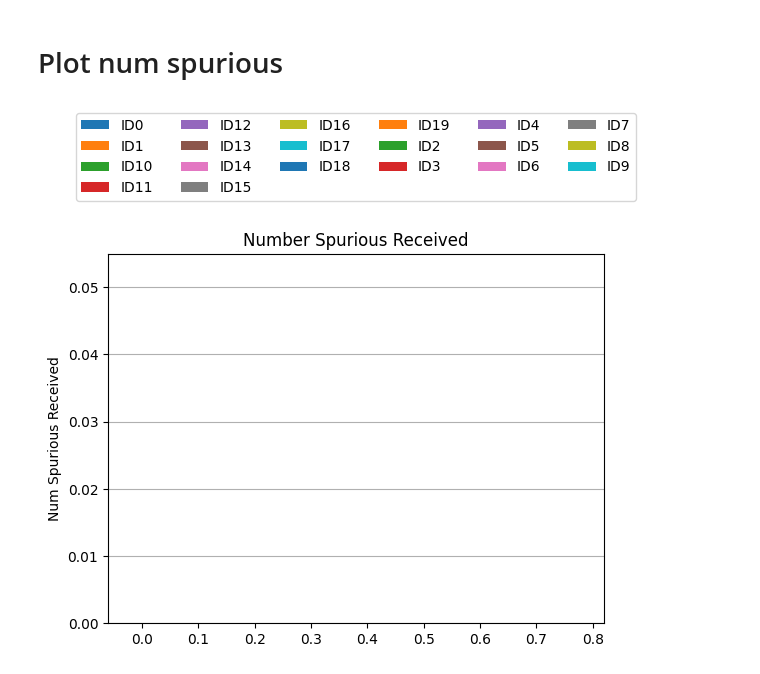
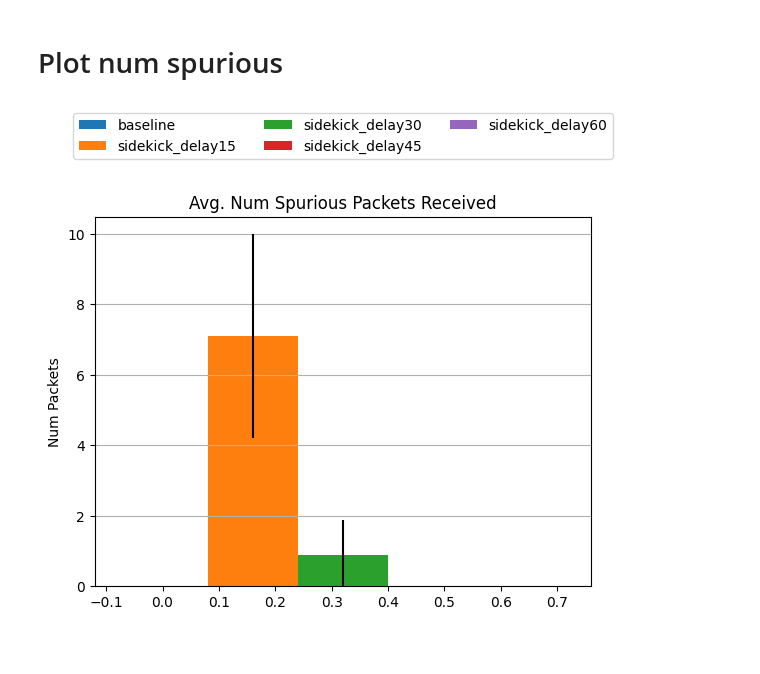
Before and after one commit to StanfordSNR/sidekick-downloads, a Jupyter notebook: notebook/multicast_benchmark.ipynb, the cells around one changed output. Cells and saved outputs as stored; diff of their text form; code cells hidden in the pictures; blank space fills up the shorter version.

```diff
--- a/notebook/multicast_benchmark.ipynb
+++ b/notebook/multicast_benchmark.ipynb
@@ -76,4 +80,6 @@ def set_result(label, duration, num_clients, execute=True, overwrite=False):
 # %%
-duration = 60
-num_clients = 20
-set_result('baseline', duration, num_clients, execute=True)
+duration = 120
+num_clients = 10
+num_quackers = num_clients
+execute = True
+set_result('baseline', duration, num_clients, 0, execute=execute)
@@ -85,7 +109,8 @@ def check_multicast_output(output, num_clients):
     assert len(output.get('latencies')) == num_clients
     assert len(output.get('num_spurious')) == num_clients
 
-for label in labels:
+for label in results:
     print(label)
     check_multicast_output(results[label], num_clients)
+print('all good')
 # %% [output]
@@ -174,21 +252,21 @@ Number of received packets:
 # %% [markdown]
 # Plot num spurious
 # %%
-def plot_num_spurious(output, title='Number Spurious Received'):
-    labels = output['client_ids']
+def plot_num_spurious(labels, results, title):
     width = 0.8 / len(labels)
     for i, label in enumerate(labels):
-        num_spurious = output['num_spurious'][i]
-        plt.bar([i * width], num_spurious, width=width, label=label)
+        values = results[label]['num_spurious']
+        mean = statistics.mean(values)
+        std = None if len(values) <= 1 else statistics.stdev(values)
+        plt.bar([i * width], mean, yerr=std, width=width, label=label)
 
-    plt.ylabel('Num Spurious Received')
+    plt.ylabel('Num Packets')
     plt.ylim(0)
-
     plt.grid(axis='y')
     plt.title(title)
-    plt.legend(loc='upper center', bbox_to_anchor=(0.5, 1.4), ncol=6)
+    plt.legend(loc='upper center', bbox_to_anchor=(0.5, 1.3), ncol=3)
     plt.show()
 # %%
-plot_num_spurious(results['baseline'])
+plot_num_spurious(labels, results, title="Avg. Num Spurious Packets Received")
 # %% [output]
-[figure, old version]
+[figure, new version]
```
Also changed, not shown: parts of 21 cells of this notebook.
